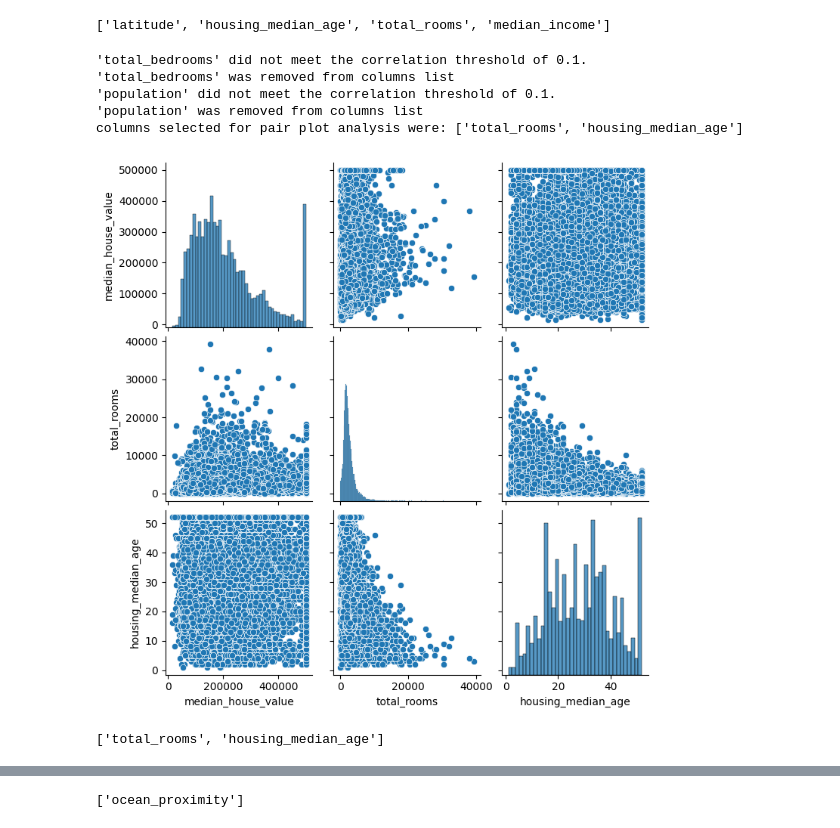
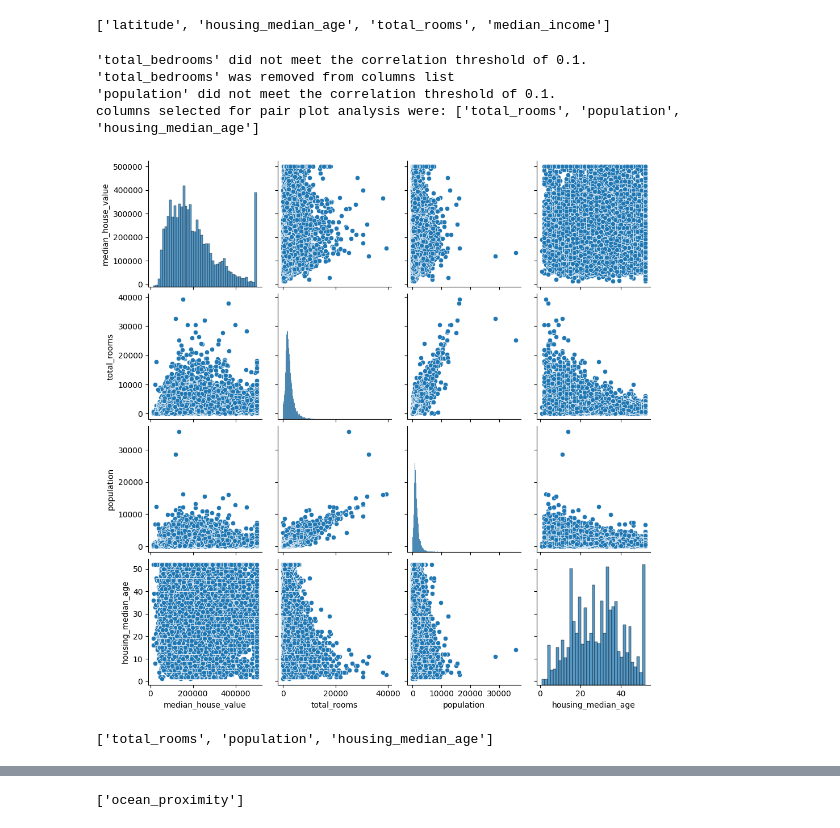
Before and after one commit to mardelmir/Team_Challege_Toolbox_I, a Jupyter notebook: personal_notebooks/functions_will_fin.ipynb, the cells around one changed output, grey strips where cells are left out. Drawn from its saved outputs; the diff is of its cells as text; code cells hidden in the pictures.

```diff
--- a/personal_notebooks/functions_will.ipynb
+++ b/personal_notebooks/functions_will_fin.ipynb
@@ -20,9 +20,10 @@ I've added a few of the previously used datasets to a folder for quick and easy
 - Marketing-Customer-Analysis.csv
 # %%
 # Load the datasets
-titanic_df = pd.read_csv('../data/titanic.csv')
-cali_cities_df = pd.read_csv('../data/california_cities.csv')
-inmo_df = pd.read_csv('../data/ejemplo_housing.csv')
-viajes23_df = pd.read_csv('../data/dataset_viajes_jun23.csv')
-customers_df = pd.read_csv('../data/Marketing-Customer-Analysis.csv')
+titanic_df = pd.read_csv('./data/titanic.csv')
+cali_cities_df = pd.read_csv('./data/california_cities.csv')
+inmo_df = pd.read_csv('./data/ejemplo_housing.csv')
+viajes23_df = pd.read_csv('./data/dataset_viajes_jun23.csv')
+customers_df = pd.read_csv('./data/Marketing-Customer-Analysis.csv')
+datasets = ['titanic_df', 'cali_cities_df', 'inmo_df', 'viajes23_df', 'customers_df']
 # %% [markdown]
@@ -266,32 +352,37 @@ def plot_features_num_regression(df, target_col="", card=20, columns=[], umbral_
     anyway.
 
     Parameters:
-    df (pd.DataFrame): Dataframe containing data.
-    target_col (str): The target column to correlate with other numeric columns. Must be numeric continuous variable with high cardinality.
-    card (int): Cardinality threshold checks for sufficient unique values in 'target_col'
-    umbral_corr (float): Correlation threshold (between 0 and 1) for correlation testing if numeric columns are not specified.
-    pvalue (float, optional, Defaul=None): Signifance level (between 0 and 1) for the correlation testing if numeric columns are not specified.
+    -----------
+    df (pd.DataFrame):
+        Dataframe containing data.
+    target_col (str):
+        The target column to correlate with other numeric columns. Must be numeric continuous variable with high cardinality.
+    card (int):
+        Cardinality threshold checks for sufficient unique values in 'target_col'
+    umbral_corr (float):
+        Correlation threshold (between 0 and 1) for correlation testing if numeric columns are not specified.
+    pvalue (float, optional, Defaul=None):
+        Signifance level (between 0 and 1) for the correlation testing if numeric columns are not specified.
 
     Returns:
-    list ('columns'): List of columns used for generating the pair plots
+    --------
+    list ('columns'):
+        List of columns used for generating the pair plots
     """
 
     # First carry out checks to prevent errors
     #1. Check df is a dataframe
     if not isinstance(df, pd.DataFrame):
-        print('First arguement must be a Pandas DataFrame.')
-        return None
+        raise TypeError('First arguement must be a Pandas DataFrame.')
 
     #2. Check target_col is in DataFrame, and is numeric and continuous (high cardinality)
     if target_col not in df.columns or not (pd.api.types.is_numeric_dtype(df[target_col]) and df[target_col].nunique() > card):
-        print(f"The target column ('{target_col}') must be a numeric continuous variable with high cardinality.\nCheck 'card' value")
-        return None
+        raise ValueError(f"The target column ('{target_col}') must be a numeric continuous variable with high cardinality.\nCheck 'card' value")
 
     #3. Check pvalue is float between 0 and 1 (and not (0 <= pvalue => 1)
     if pvalue is not None:
         if not isinstance(pvalue, (int, float)) or not (0 <= pvalue <= 1):
-            print("'pvalue' must be 'None' or a number between 0 and 1.")
-            return None
+            raise ValueError("'pvalue' must be 'None' or a number between 0 and 1.")
 
     # If no numeric columns are specified, get columns using function 'get_features_num_regression()' based on 'umbral_corr' and 'pvalue'
     if not columns:
@@ -328,7 +419,7 @@ def plot_features_num_regression(df, target_col="", card=20, columns=[], umbral_
                 question = input(f"Do you want to remove '{col}' from the columns list or continue anyway? Type 'remove' or 'continue'").strip().lower()
                 if question == 'continue':
                     valid_cols.append(col) # adds column to valid_cols list if user types continue
-                else:
+                elif question == 'remove':
                     print(f"'{col}' was removed from columns list")
                     continue
 
@@ -356,14 +450,13 @@ columns selected for pair plot analysis were: ['latitude', 'housing_median_age',
 ['latitude', 'housing_median_age', 'total_rooms', 'median_income']
 # %%
 # test scenario 2: columns specified but some do not meet specified thresholds
-plot_features_num_regression(inmo_df, target_col="median_house_value", columns=['total_bedrooms','total_rooms','population','housing_median_age'], umbral_corr=0.1, pvalue=0.95)
+plot_features_num_regression(inmo_df, target_col="median_house_value", columns=['total_bedrooms','total_rooms','population','housing_median_age'], umbral_corr=0.1, pvalue=0.05)
 # %% [output]
 'total_bedrooms' did not meet the correlation threshold of 0.1.
 'total_bedrooms' was removed from columns list
 'population' did not meet the correlation threshold of 0.1.
-'population' was removed from columns list
-columns selected for pair plot analysis were: ['total_rooms', 'housing_median_age']
+columns selected for pair plot analysis were: ['total_rooms', 'population', 'housing_median_age']
-[figure, old version]
+[figure, new version]
-['total_rooms', 'housing_median_age']
+['total_rooms', 'population', 'housing_median_age']
 # %%
 # test scenario 3: columns specified but none meet thresholds
```
Also changed, not shown: parts of 28 cells of this notebook, 1 other file.
